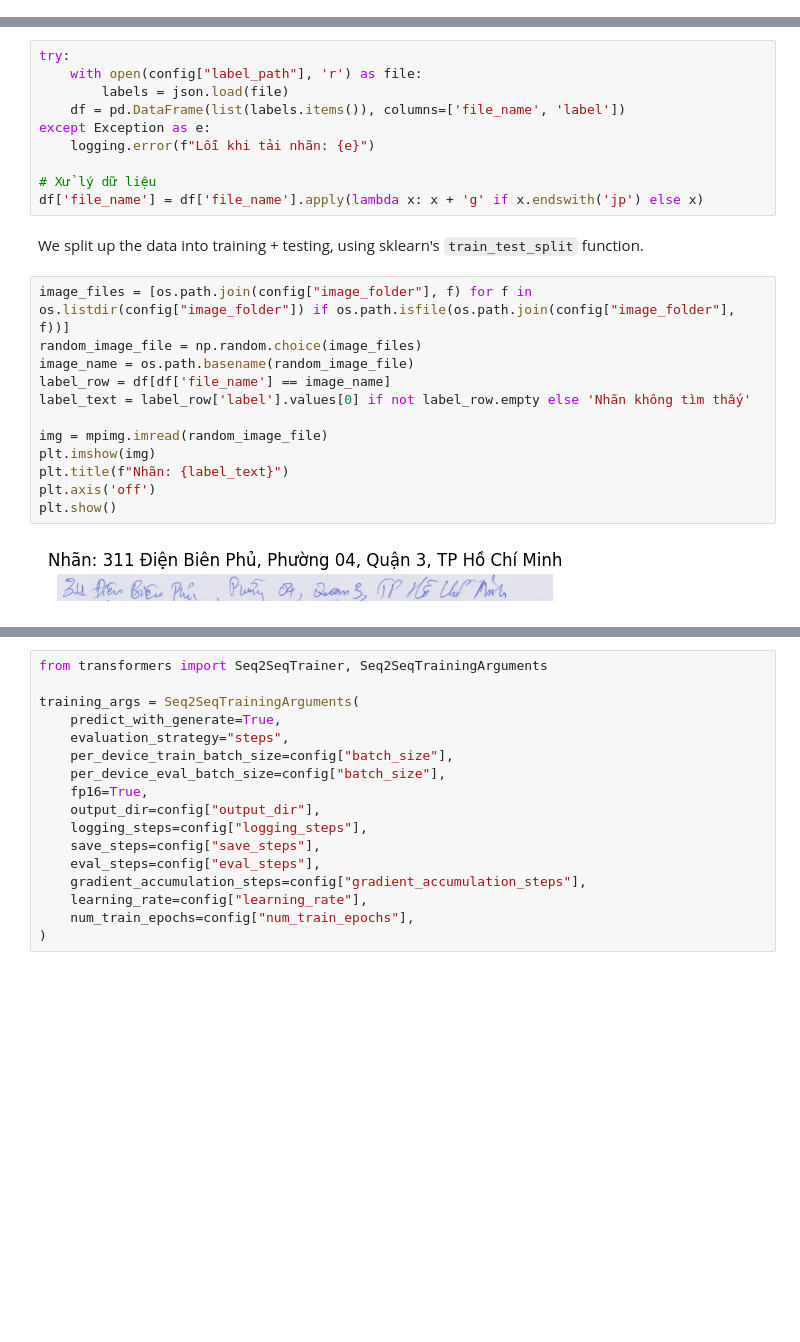
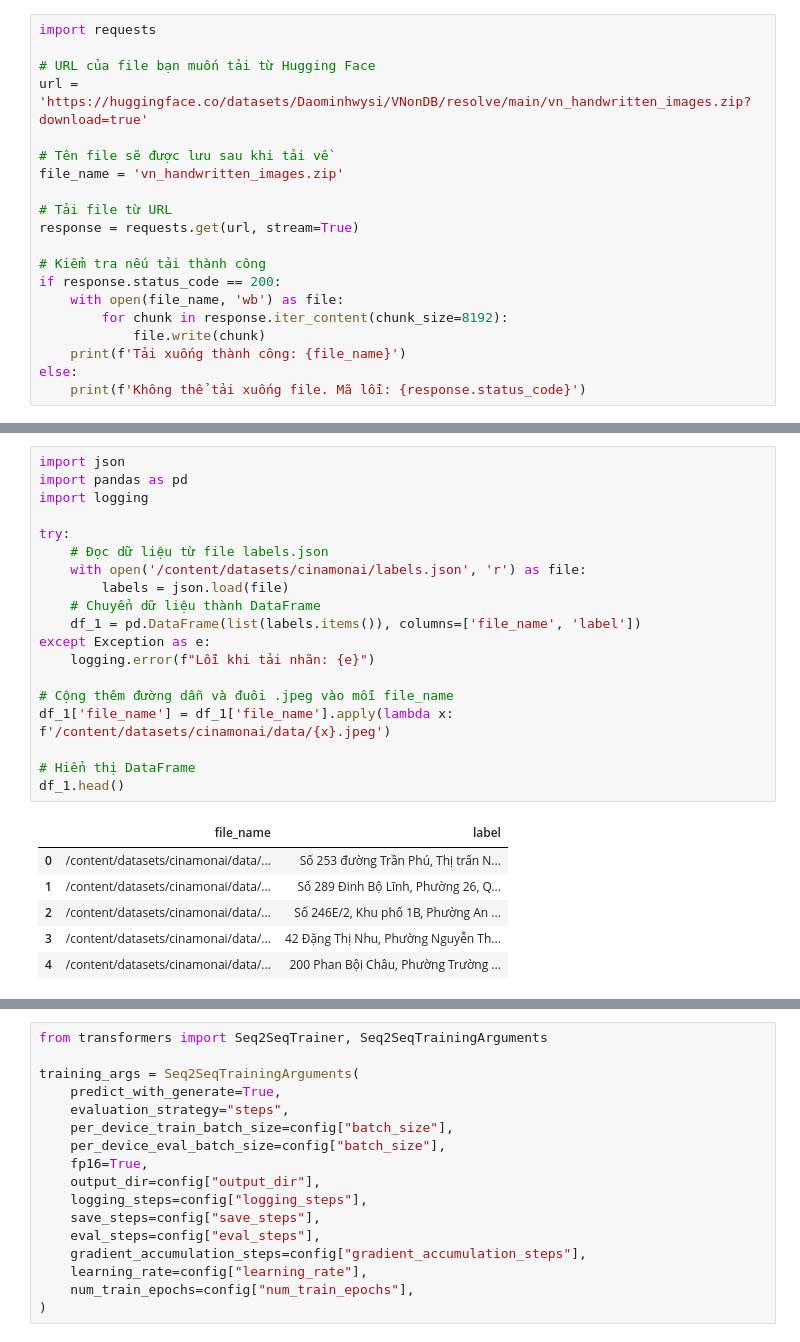
Before and after one commit to daominhwysi/TrOCR-Vietnamese, a Jupyter notebook: model.ipynb, the cells around one changed output, grey strips where cells are left out. Saved outputs shown, nothing was run; the diff lists cells and outputs as text; blank space fills up the shorter version.

```diff
--- a/model.ipynb
+++ b/model.ipynb
@@ -47,0 +28,20 @@ logging.basicConfig(level=logging.INFO)
+# %%
+import requests
+
+# URL của file bạn muốn tải từ Hugging Face
+url = 'https://huggingface.co/datasets/Daominhwysi/VNonDB/resolve/main/vn_handwritten_images.zip?download=true'
+
+# Tên file sẽ được lưu sau khi tải về
+file_name = 'vn_handwritten_images.zip'
+
+# Tải file từ URL
+response = requests.get(url, stream=True)
+
+# Kiểm tra nếu tải thành công
+if response.status_code == 200:
+    with open(file_name, 'wb') as file:
+        for chunk in response.iter_content(chunk_size=8192):
+            file.write(chunk)
+    print(f'Tải xuống thành công: {file_name}')
+else:
+    print(f'Không thể tải xuống file. Mã lỗi: {response.status_code}')
@@ -48,26 +70,26 @@ logging.basicConfig(level=logging.INFO)
 # %%
+import json
+import pandas as pd
+import logging
+
 try:
-    with open(config["label_path"], 'r') as file:
+    # Đọc dữ liệu từ file labels.json
+    with open('/content/datasets/cinamonai/labels.json', 'r') as file:
         labels = json.load(file)
-    df = pd.DataFrame(list(labels.items()), columns=['file_name', 'label'])
+    # Chuyển dữ liệu thành DataFrame
+    df_1 = pd.DataFrame(list(labels.items()), columns=['file_name', 'label'])
 except Exception as e:
     logging.error(f"Lỗi khi tải nhãn: {e}")
 
-# Xử lý dữ liệu
-df['file_name'] = df['file_name'].apply(lambda x: x + 'g' if x.endswith('jp') else x)
+# Cộng thêm đường dẫn và đuôi .jpeg vào mỗi file_name
+df_1['file_name'] = df_1['file_name'].apply(lambda x: f'/content/datasets/cinamonai/data/{x}.jpeg')
+
+# Hiển thị DataFrame
+df_1.head()
+# %% [output]
+|  | file_name | label |
+| 0 | /content/datasets/cinamonai/data/... | Số 253 đường Trần Phú, Thị trấn N... |
+| 1 | /content/datasets/cinamonai/data/... | Số 289 Đinh Bộ Lĩnh, Phường 26, Q... |
+| 2 | /content/datasets/cinamonai/data/... | Số 246E/2, Khu phố 1B, Phường An ... |
+| 3 | /content/datasets/cinamonai/data/... | 42 Đặng Thị Nhu, Phường Nguyễn Th... |
+| 4 | /content/datasets/cinamonai/data/... | 200 Phan Bội Châu, Phường Trường ... |
-# %% [markdown]
-We split up the data into training + testing, using sklearn's `train_test_split` function.
-# %%
-image_files = [os.path.join(config["image_folder"], f) for f in os.listdir(config["image_folder"]) if os.path.isfile(os.path.join(config["image_folder"], f))]
-random_image_file = np.random.choice(image_files)
-image_name = os.path.basename(random_image_file)
-label_row = df[df['file_name'] == image_name]
-label_text = label_row['label'].values[0] if not label_row.empty else 'Nhãn không tìm thấy'
-
-img = mpimg.imread(random_image_file)
-plt.imshow(img)
-plt.title(f"Nhãn: {label_text}")
-plt.axis('off')
-plt.show()
-# %% [output]
-[figure, removed]
```
Also changed, not shown: parts of 44 cells of this notebook, 1 other file.
